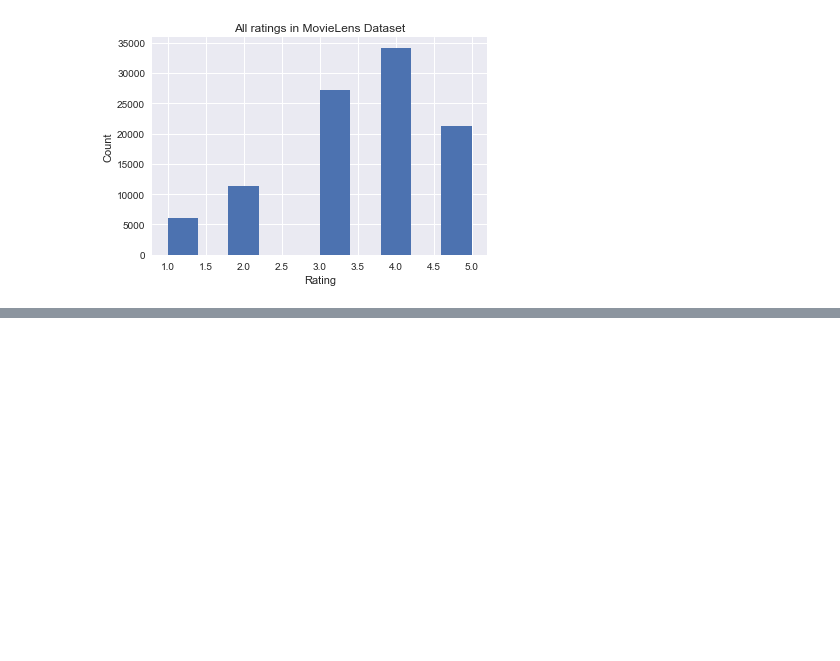
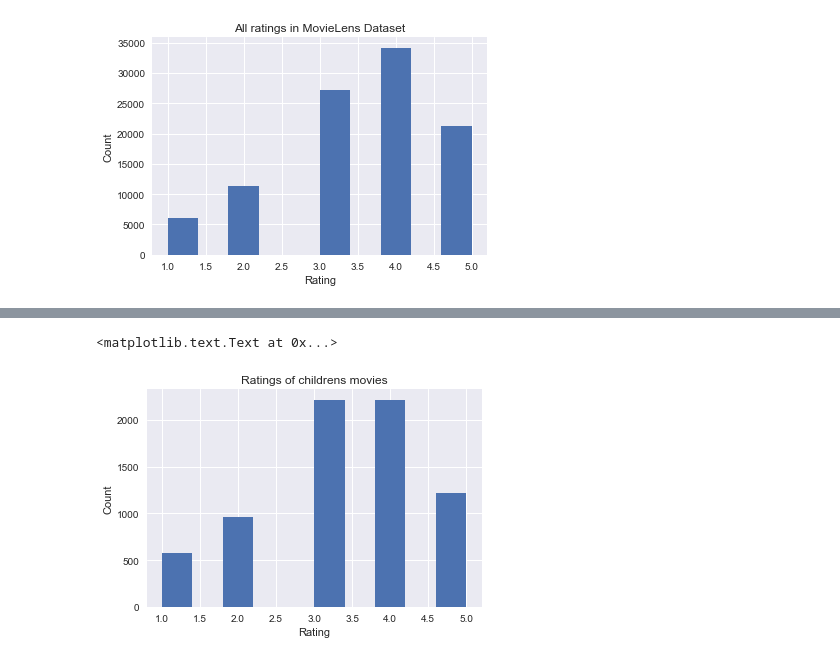
Before and after one commit to kapilsinha/CS155_MovieLens, a Jupyter notebook: CS 155 Miniproject 2.ipynb, the cells around one changed output, grey strips where cells are left out. Cells and saved outputs as stored; diff of their text form; code cells hidden in the pictures; blank space fills up the shorter version.

```diff
--- a/CS 155 Miniproject 2.ipynb
+++ b/CS 155 Miniproject 2.ipynb
@@ -60,0 +108,10 @@ plt.ylabel("Count")
+# %%
+childrens_movie_ids = list(movies_df[movies_df["Childrens"] == 1]["Movie ID"])
+childrens_movies = data_df[np.isin(data_df["Movie ID"], childrens_movie_ids)]
+plt.hist(childrens_movies["Rating"])
+plt.title("Ratings of childrens movies")
+plt.xlabel("Rating")
+plt.ylabel("Count")
+# %% [output]
+<matplotlib.text.Text at 0x...>
+[figure, added]
```
Also changed, not shown: parts of 6 cells of this notebook.
